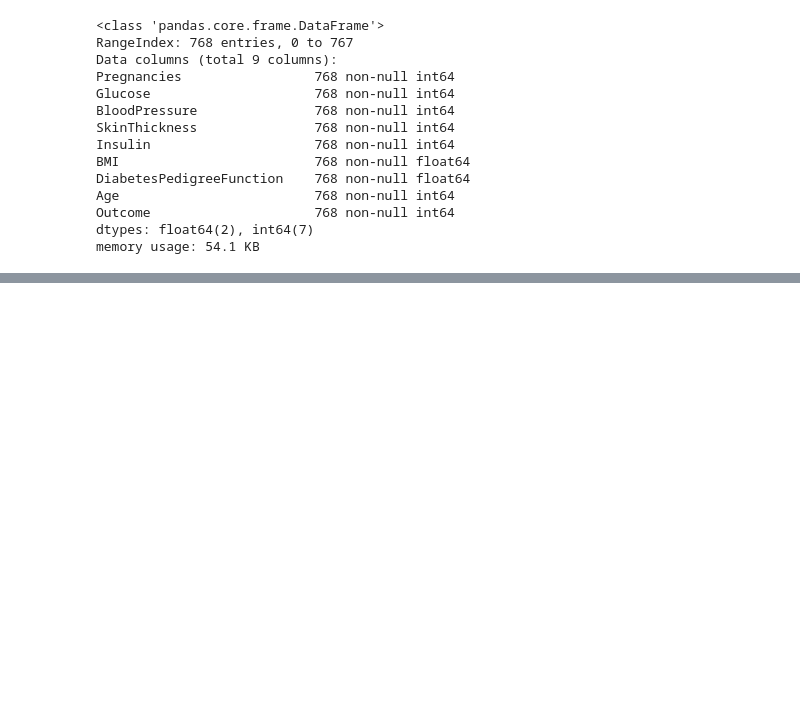
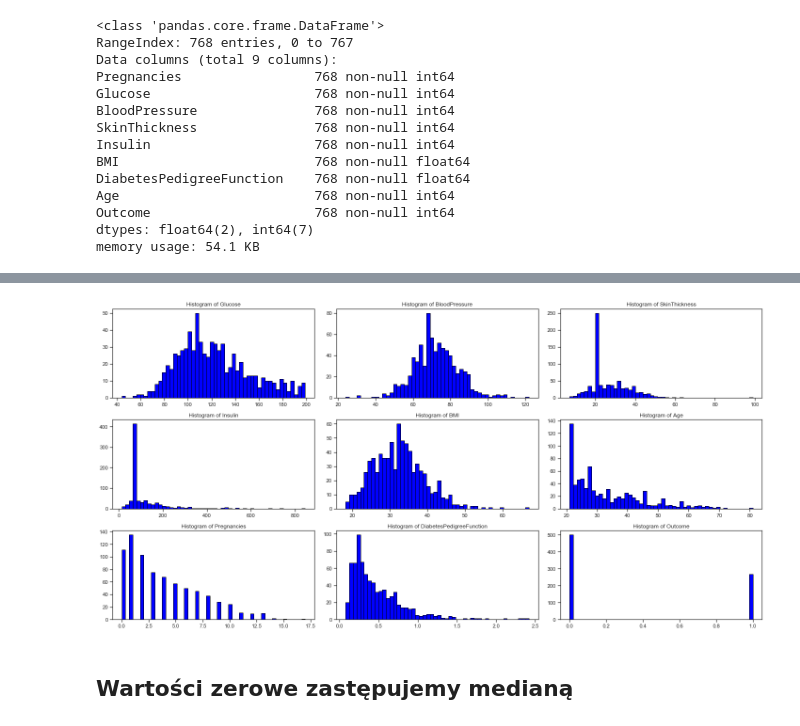
Before and after one commit to durden2/big_data_pk, a Jupyter notebook: Preprocessing.ipynb, the cells around one changed output, grey strips where cells are left out. Cells and saved outputs as stored; diff of their text form; code cells hidden in the pictures; blank space fills up the shorter version.

```diff
--- a/Preprocessing.ipynb
+++ b/Preprocessing.ipynb
@@ -212,8 +41,0 @@ plt.show()
-# %%
-col_names = ['Glucose', 'BloodPressure', 'SkinThickness', 'Insulin', 'BMI']
-
-for col_name in col_names:
-    average = round(data_out[col_name].mean(skipna=True), 1 if col_name == 'BMI' else 0)
-    data_out[col_name] = data_out[col_name].replace(0, average)
-
-data_out['DiabetesPedigreeFunction'] = data_out['DiabetesPedigreeFunction'].round(3)
@@ -257,0 +44,11 @@ plt.show()
+# %%
+import copy
+col_names = ['Glucose', 'BloodPressure', 'SkinThickness', 'Insulin', 'BMI']
+
+data_average = copy.deepcopy(data)
+
+for col_name in col_names:
+    average = round(data_average[col_name].mean(skipna=True), 1 if col_name == 'BMI' else 0)
+    data_average[col_name] = data_average[col_name].replace(0, average)
+
+data_average['DiabetesPedigreeFunction'] = data_average['DiabetesPedigreeFunction'].round(3)
@@ -257,0 +67,24 @@ plt.show()
+# %%
+import matplotlib.pyplot as plt
+
+def draw_histograms(data_to_draw):
+    col_names = ['Glucose', 'BloodPressure', 'SkinThickness', 'Insulin', 'BMI', 'Age', 'Pregnancies', 'DiabetesPedigreeFunction', 'Outcome']
+
+    plt.rcParams['figure.figsize'] = [20, 10]
+
+    for col in col_names:
+        # Set up the plot
+        ax = plt.subplot(3, 3, col_names.index(col) + 1)
+
+        # Draw the plot
+        ax.hist(data_to_draw[col], color = 'blue', edgecolor = 'black', bins = 50)
+
+        # Title and labels
+        ax.set_title('Histogram of ' + col)
+
+    plt.tight_layout()
+    plt.show()
+
+draw_histograms(data_average)
+# %% [output]
+[figure, added]
@@ -257,0 +93,2 @@ plt.show()
+# %% [markdown]
+## Wartości zerowe zastępujemy medianą
```
Also changed, not shown: parts of 47 cells of this notebook, 9 other files.
